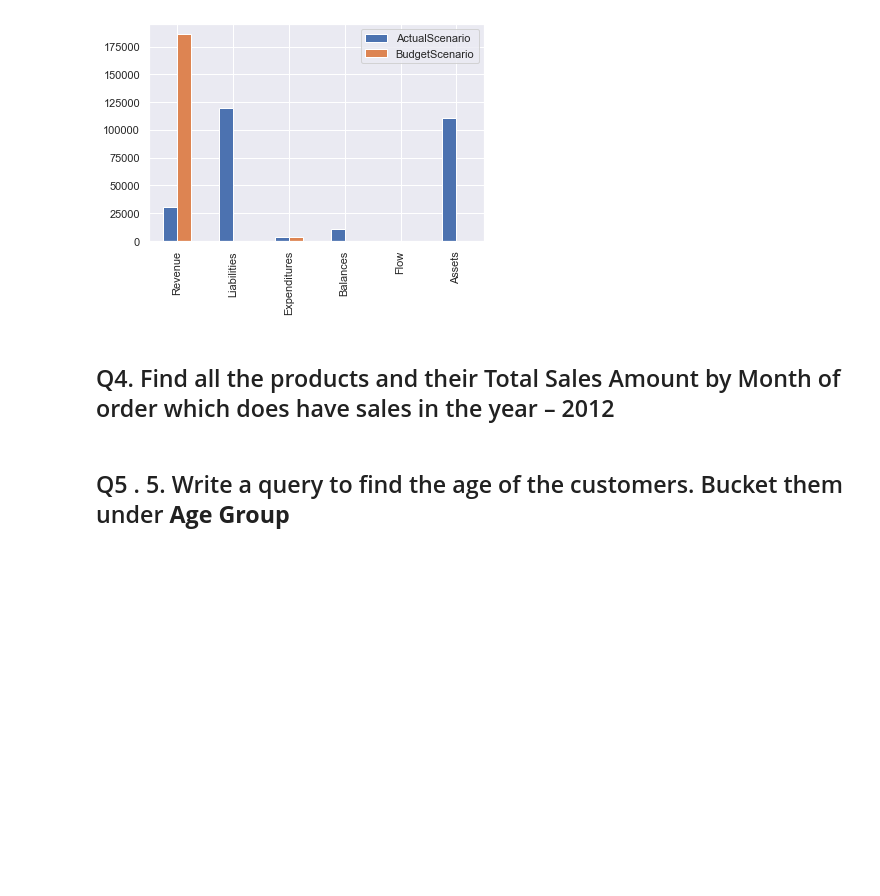
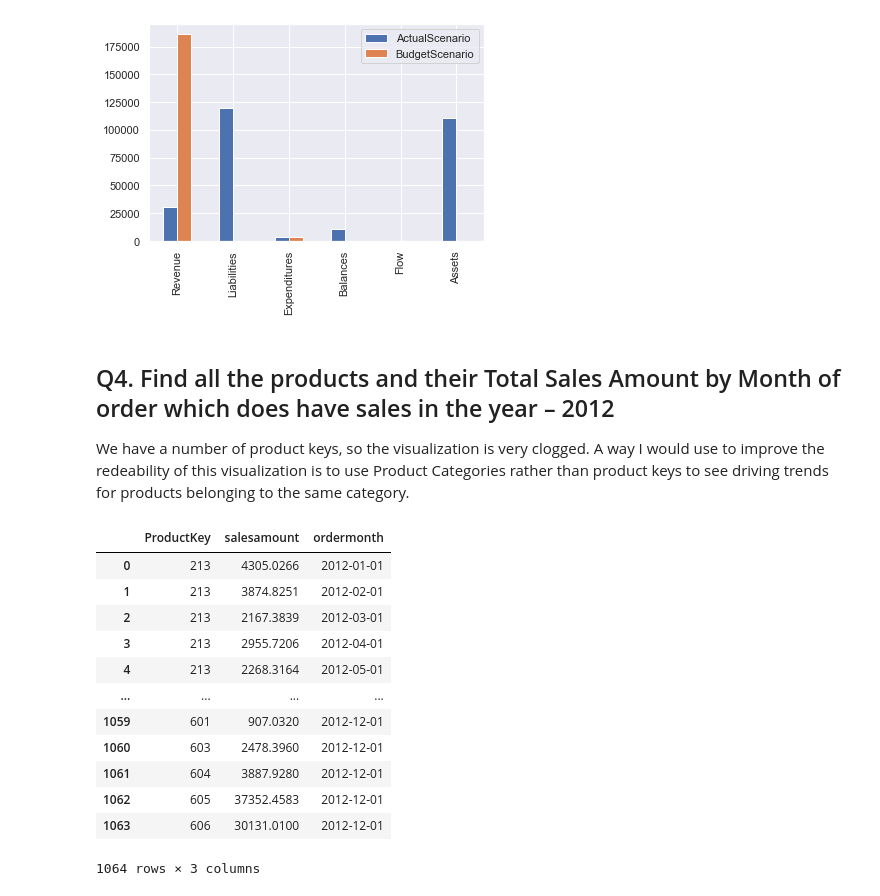
Before and after one commit to manfredimiraula/remote-dataeng, a Jupyter notebook: questions.ipynb, the cells around one changed output. Saved outputs shown, nothing was run; the diff lists cells and outputs as text; code cells hidden in the pictures; blank space fills up the shorter version.

```diff
--- a/questions.ipynb
+++ b/questions.ipynb
@@ -209,4 +215,6 @@ img.plot.bar()
 [figure]
 # %% [markdown]
 ## Q4. Find all the products and their Total Sales Amount by Month of order which does have sales in the year – 2012
+
+We have a number of product keys, so the visualization is very clogged. A way I would use to improve the redeability of this visualization is to use Product Categories rather than product keys to see driving trends for products belonging to the same category.
 # %%
@@ -231,2 +240,16 @@ GROUP BY dp."ProductKey", OrderMonth
-# %% [markdown]
-## Q5 . 5. Write a query to find the age of the customers. Bucket them under **Age Group**
+# %%
+display(df)
+# %% [output]
+|  | ProductKey | salesamount | ordermonth |
+| 0 | 213 | 4305.0266 | 2012-01-01 |
+| 1 | 213 | 3874.8251 | 2012-02-01 |
+| 2 | 213 | 2167.3839 | 2012-03-01 |
+| 3 | 213 | 2955.7206 | 2012-04-01 |
+| 4 | 213 | 2268.3164 | 2012-05-01 |
+| ... | ... | ... | ... |
+| 1059 | 601 | 907.0320 | 2012-12-01 |
+| 1060 | 603 | 2478.3960 | 2012-12-01 |
+| 1061 | 604 | 3887.9280 | 2012-12-01 |
+| 1062 | 605 | 37352.4583 | 2012-12-01 |
+| 1063 | 606 | 30131.0100 | 2012-12-01 |
+1064 rows × 3 columns
```
Also changed, not shown: parts of 9 cells of this notebook.
